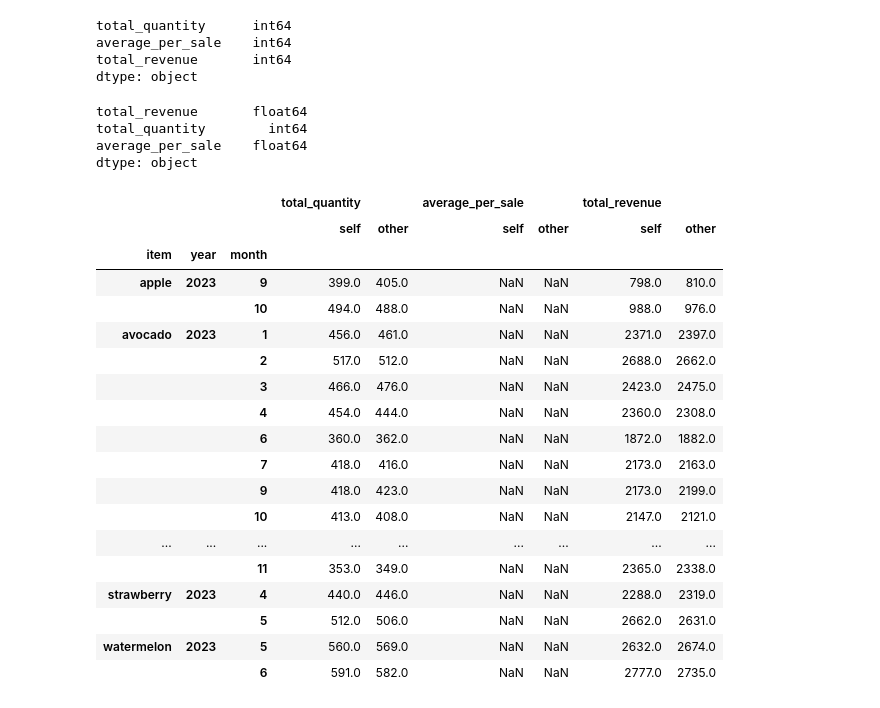
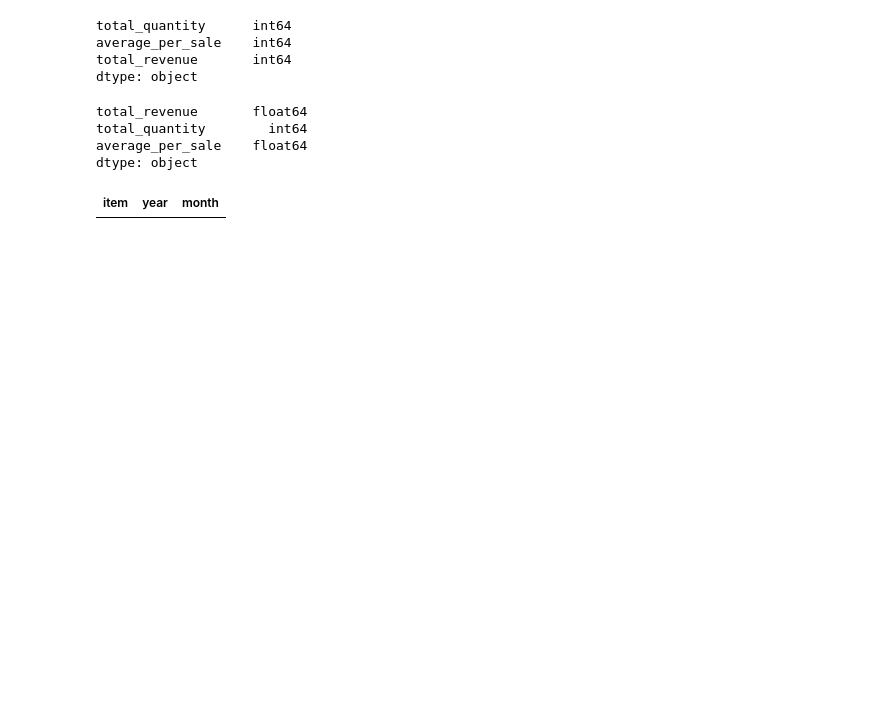
Before and after one commit to FernandoAFS/fruit-store, a Jupyter notebook: data-lab/report_check.ipynb, the cells around one changed output. Drawn from its saved outputs; the diff is of its cells as text; code cells hidden in the pictures; blank space fills up the shorter version.

```diff
--- a/data-lab/report_check.ipynb
+++ b/data-lab/report_check.ipynb
@@ -262,35 +266,17 @@ dtype: object
 # %%
 def compare_months_report(result, calc):
     _calc = (
         calc
         .astype("int")
         .reindex(columns=result.columns)
     )
 
     return (
         result
-        .compare(_calc)
+        .compare(_calc, result_names=("result", "calc"))
         .loc[lambda df_: ~df_.isna().all(axis=1)]
     )
 
 compare_months_report(month_result_agg, per_item_month_agg)
 # %% [output]
-|  |  |  | total_quantity |  | average_per_sale |  | total_revenue |  |
-|  |  |  | self | other | self | other | self | other |
-| item | year | month |  |  |  |  |  |  |
-| apple | 2023 | 9 | 399.0 | 405.0 | NaN | NaN | 798.0 | 810.0 |
-|  |  | 10 | 494.0 | 488.0 | NaN | NaN | 988.0 | 976.0 |
-| avocado | 2023 | 1 | 456.0 | 461.0 | NaN | NaN | 2371.0 | 2397.0 |
-|  |  | 2 | 517.0 | 512.0 | NaN | NaN | 2688.0 | 2662.0 |
-|  |  | 3 | 466.0 | 476.0 | NaN | NaN | 2423.0 | 2475.0 |
-|  |  | 4 | 454.0 | 444.0 | NaN | NaN | 2360.0 | 2308.0 |
-|  |  | 6 | 360.0 | 362.0 | NaN | NaN | 1872.0 | 1882.0 |
-|  |  | 7 | 418.0 | 416.0 | NaN | NaN | 2173.0 | 2163.0 |
-|  |  | 9 | 418.0 | 423.0 | NaN | NaN | 2173.0 | 2199.0 |
-|  |  | 10 | 413.0 | 408.0 | NaN | NaN | 2147.0 | 2121.0 |
-| ... | ... | ... | ... | ... | ... | ... | ... | ... |
-|  |  | 11 | 353.0 | 349.0 | NaN | NaN | 2365.0 | 2338.0 |
-| strawberry | 2023 | 4 | 440.0 | 446.0 | NaN | NaN | 2288.0 | 2319.0 |
-|  |  | 5 | 512.0 | 506.0 | NaN | NaN | 2662.0 | 2631.0 |
-| watermelon | 2023 | 5 | 560.0 | 569.0 | NaN | NaN | 2632.0 | 2674.0 |
-|  |  | 6 | 591.0 | 582.0 | NaN | NaN | 2777.0 | 2735.0 |
+| item | year | month |
```
Also changed, not shown: parts of 3 cells of this notebook, 4 other files.
